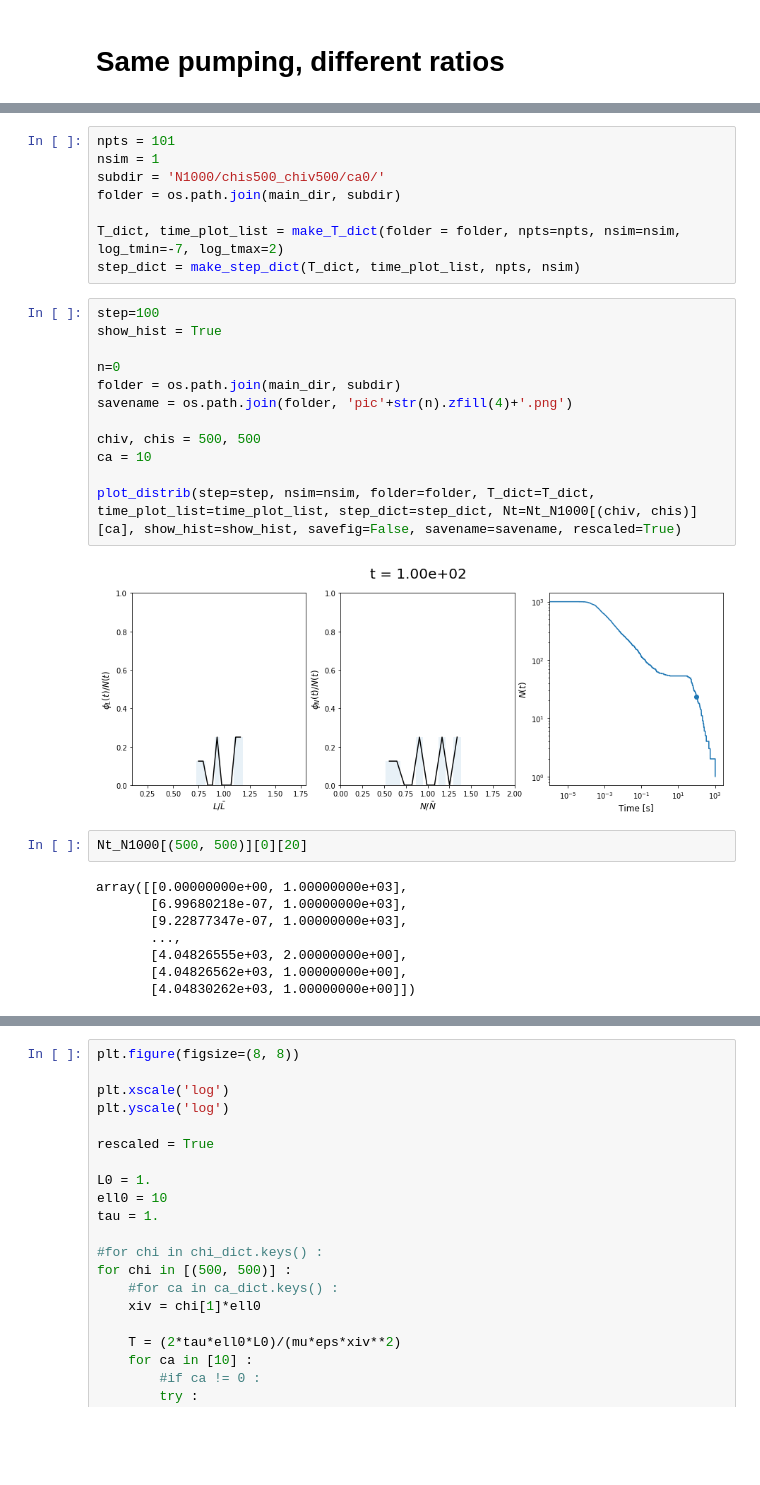
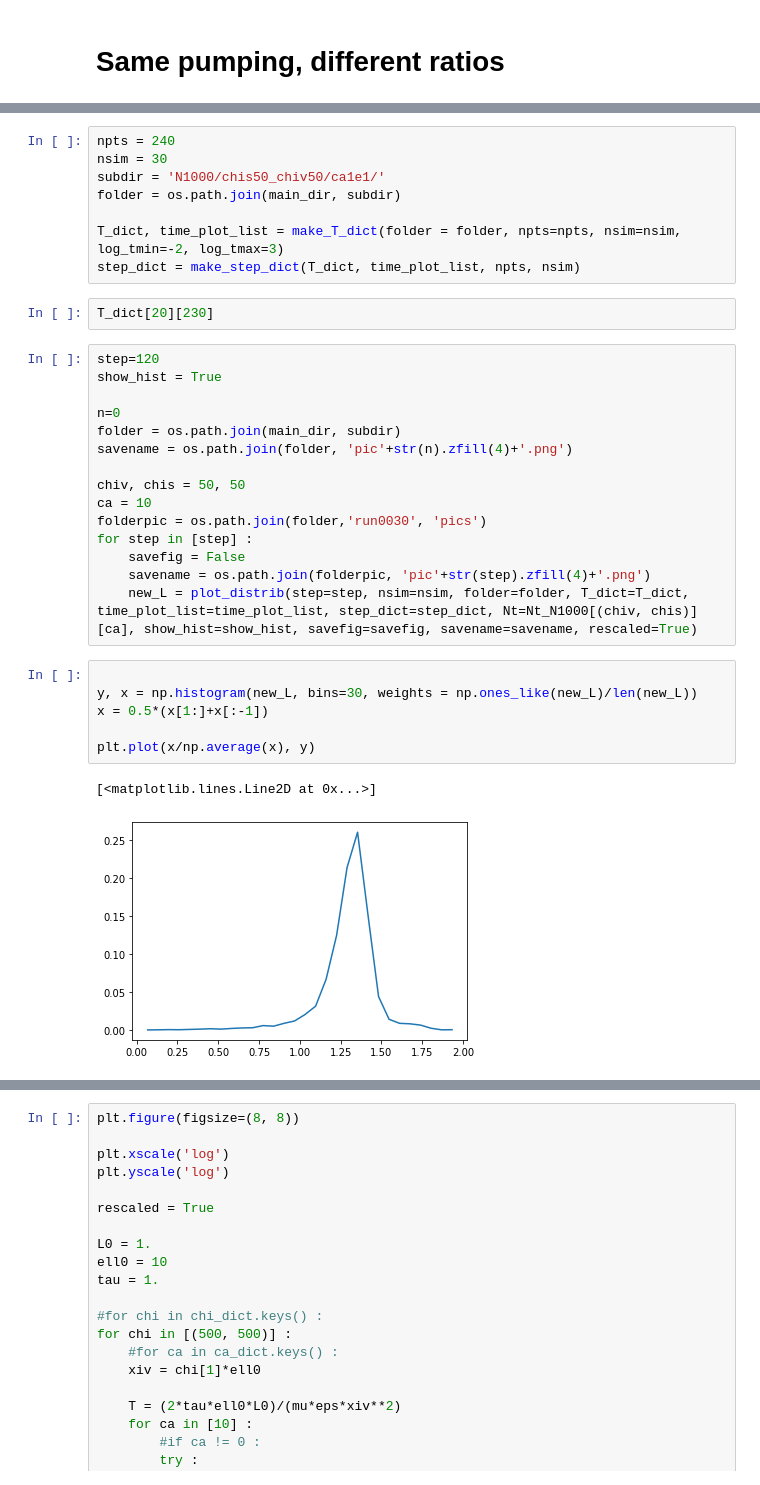
Before and after one commit to VirtualEmbryo/hydroosmotic_chain, a Jupyter notebook: _notebook/osmotic - pumping.ipynb, the cells around one changed output, grey strips where cells are left out. Saved outputs shown, nothing was run; the diff lists cells and outputs as text; blank space fills up the shorter version.

```diff
--- a/_notebook/osmotic - pumping.ipynb
+++ b/_notebook/osmotic - pumping.ipynb
@@ -615,32 +616,34 @@ def plot_distrib(step, nsim, folder, T_dict, time_plot_list, step_dict, Nt, show
 # %%
-npts = 101
-nsim = 1
-subdir = 'N1000/chis500_chiv500/ca0/'
+npts = 240
+nsim = 30
+subdir = 'N1000/chis50_chiv50/ca1e1/'
 folder = os.path.join(main_dir, subdir)
 
-T_dict, time_plot_list = make_T_dict(folder = folder, npts=npts, nsim=nsim, log_tmin=-7, log_tmax=2)
+T_dict, time_plot_list = make_T_dict(folder = folder, npts=npts, nsim=nsim, log_tmin=-2, log_tmax=3)
 step_dict = make_step_dict(T_dict, time_plot_list, npts, nsim)
+# %%
+T_dict[20][230]
 # %%
-step=100
+step=120
 show_hist = True
 
 n=0
 folder = os.path.join(main_dir, subdir)
 savename = os.path.join(folder, 'pic'+str(n).zfill(4)+'.png')
 
-chiv, chis = 500, 500
+chiv, chis = 50, 50
 ca = 10
-
-plot_distrib(step=step, nsim=nsim, folder=folder, T_dict=T_dict, time_plot_list=time_plot_list, step_dict=step_dict, Nt=Nt_N1000[(chiv, chis)][ca], show_hist=show_hist, savefig=False, savename=savename, rescaled=True)
+folderpic = os.path.join(folder,'run0030', 'pics')
+for step in [step] :
+    savefig = False
+    savename = os.path.join(folderpic, 'pic'+str(step).zfill(4)+'.png')
+    new_L = plot_distrib(step=step, nsim=nsim, folder=folder, T_dict=T_dict, time_plot_list=time_plot_list, step_dict=step_dict, Nt=Nt_N1000[(chiv, chis)][ca], show_hist=show_hist, savefig=savefig, savename=savename, rescaled=True)
-# %% [output]
-[figure, removed]
-# %%
-Nt_N1000[(500, 500)][0][20]
-# %% [output]
-array([[0.00000000e+00, 1.00000000e+03],
-       [6.99680218e-07, 1.00000000e+03],
-       [9.22877347e-07, 1.00000000e+03],
-       ...,
-       [4.04826555e+03, 2.00000000e+00],
-       [4.04826562e+03, 1.00000000e+00],
-       [4.04830262e+03, 1.00000000e+00]])
+# %%
+
+y, x = np.histogram(new_L, bins=30, weights = np.ones_like(new_L)/len(new_L))
+x = 0.5*(x[1:]+x[:-1])
+
+plt.plot(x/np.average(x), y)
+# %% [output]
+[<matplotlib.lines.Line2D at 0x...>]
+[figure, added]
```
Also changed, not shown: parts of 17 cells of this notebook, 26 other files.
